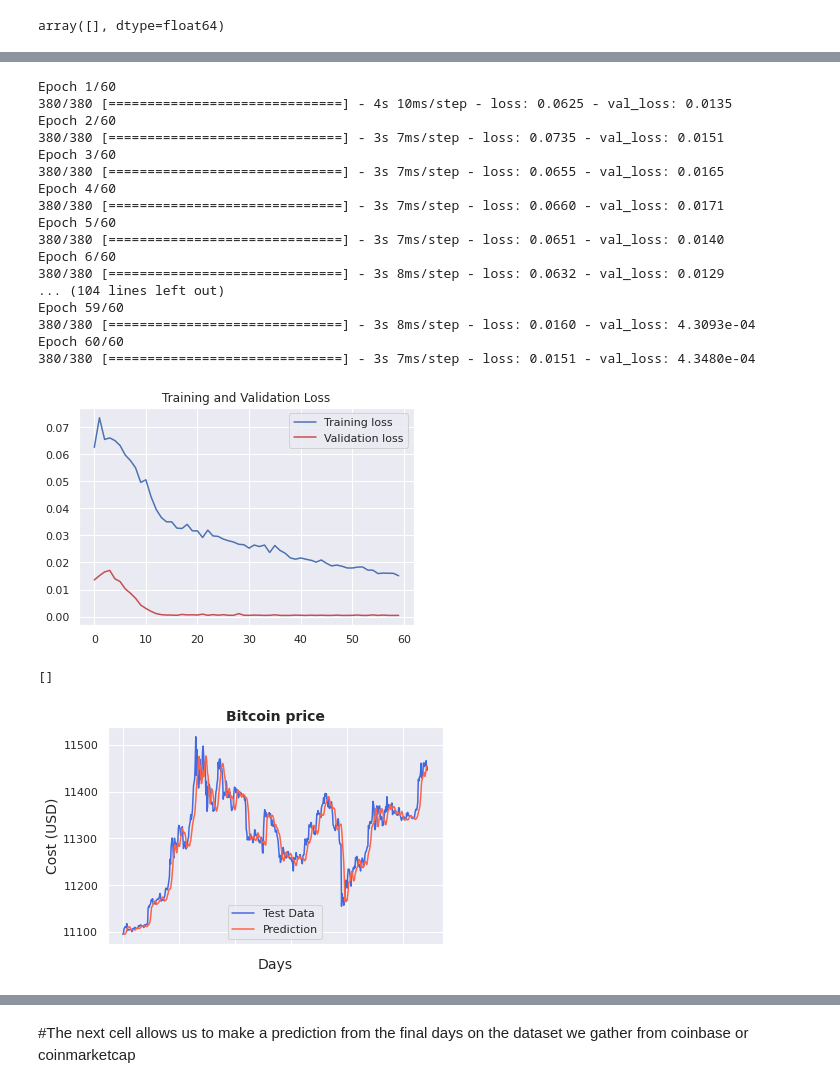
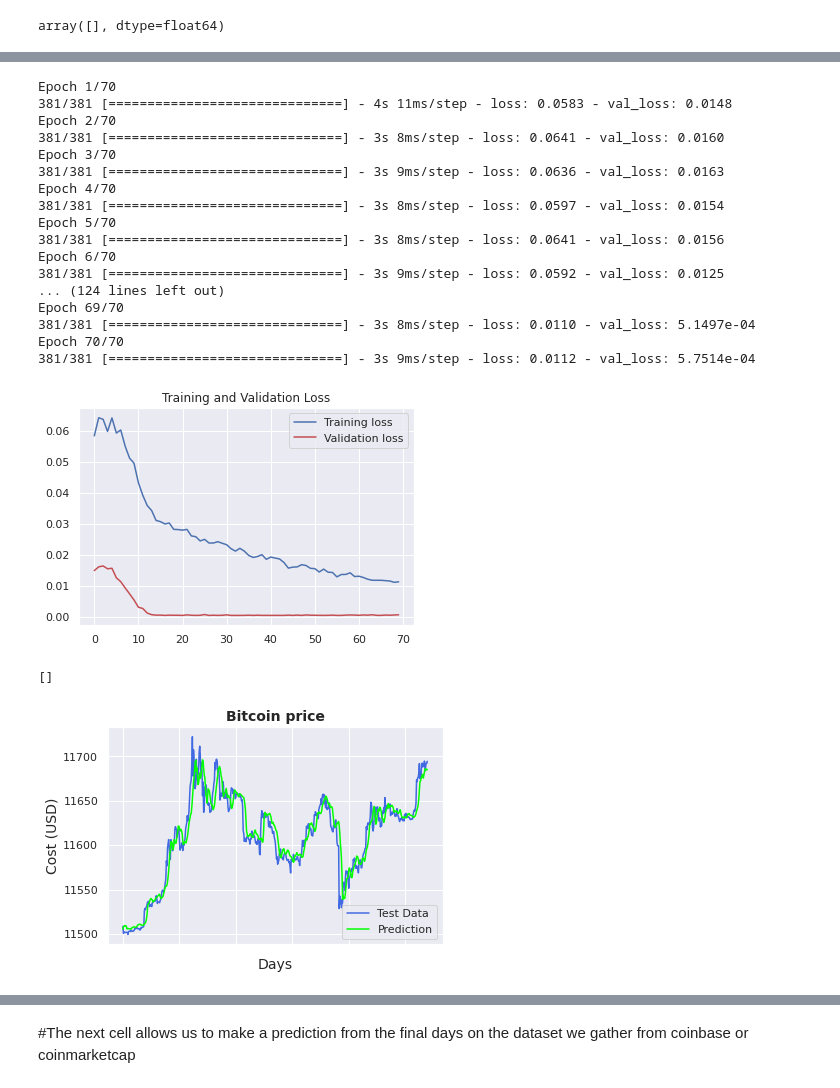
Before and after one commit to jarodchristiansen/PythonProjects, a Jupyter notebook: Bitcoin_LSTM.ipynb, the cells around one changed output, grey strips where cells are left out. Cells and saved outputs as stored; diff of their text form; code cells hidden in the pictures.

```diff
--- a/Bitcoin_LSTM.ipynb
+++ b/Bitcoin_LSTM.ipynb
@@ -161,6 +161,8 @@ data.to_csv('drive/My Drive/Colab Notebooks/Cryptos/Crypto Data/Bitcoin_Historic
 # %%
 btc_data = pd.read_csv('BTC_08-13.csv')
 xlm_data = pd.read_csv('Stellar Lumens XLM - Sheet1.csv')
+# %%
+btc_data.dropna(how='all', inplace=True)
 # %%
 btc_data
 # %% [output]
@@ -277,13 +279,13 @@ future_target = 1
 
 x_train, y_train = univariate_data(norm_data,
                                    0,
-                                   2113,
+                                   2120,
                                    past_history,
                                    future_target)
 
 x_test, y_test = univariate_data(norm_data,
-                                 2114,
-                                 2663,
+                                 2121,
+                                 2666,
                                  past_history,
                                  future_target)
 
@@ -323,7 +325,7 @@ activation_function = 'sigmoid'
 adam = Adam(lr=learning_rate)
 loss_function = 'mse'
 batch_size = 5
-num_epochs = 60
+num_epochs = 70
 
 # Initialize the RNN
 model = Sequential()
@@ -383,37 +385,37 @@ plt.legend()
 
 plt.show()
 # %% [output]
-Epoch 1/60
-380/380 [==============================] - 4s 10ms/step - loss: 0.0625 - val_loss: 0.0135
-Epoch 2/60
-380/380 [==============================] - 3s 7ms/step - loss: 0.0735 - val_loss: 0.0151
-Epoch 3/60
-380/380 [==============================] - 3s 7ms/step - loss: 0.0655 - val_loss: 0.0165
-Epoch 4/60
-380/380 [==============================] - 3s 7ms/step - loss: 0.0660 - val_loss: 0.0171
-Epoch 5/60
-380/380 [==============================] - 3s 7ms/step - loss: 0.0651 - val_loss: 0.0140
-Epoch 6/60
-380/380 [==============================] - 3s 8ms/step - loss: 0.0632 - val_loss: 0.0129
-... (104 lines left out)
-Epoch 59/60
-380/380 [==============================] - 3s 8ms/step - loss: 0.0160 - val_loss: 4.3093e-04
-Epoch 60/60
-380/380 [==============================] - 3s 7ms/step - loss: 0.0151 - val_loss: 4.3480e-04
+Epoch 1/70
+381/381 [==============================] - 4s 11ms/step - loss: 0.0583 - val_loss: 0.0148
+Epoch 2/70
+381/381 [==============================] - 3s 8ms/step - loss: 0.0641 - val_loss: 0.0160
+Epoch 3/70
+381/381 [==============================] - 3s 9ms/step - loss: 0.0636 - val_loss: 0.0163
+Epoch 4/70
+381/381 [==============================] - 3s 8ms/step - loss: 0.0597 - val_loss: 0.0154
+Epoch 5/70
+381/381 [==============================] - 3s 8ms/step - loss: 0.0641 - val_loss: 0.0156
+Epoch 6/70
+381/381 [==============================] - 3s 9ms/step - loss: 0.0592 - val_loss: 0.0125
+... (124 lines left out)
+Epoch 69/70
+381/381 [==============================] - 3s 8ms/step - loss: 0.0110 - val_loss: 5.1497e-04
+Epoch 70/70
+381/381 [==============================] - 3s 9ms/step - loss: 0.0112 - val_loss: 5.7514e-04
-[figure, old version]
+[figure, new version]
 # %%
 original = pd.DataFrame(min_max_scaler.inverse_transform(y_test))
 predictions = pd.DataFrame(min_max_scaler.inverse_transform(model.predict(x_test)))
 
 ax = sns.lineplot(x=original.index, y=original[0], label="Test Data", color='royalblue')
-ax = sns.lineplot(x=predictions.index, y=predictions[0], label="Prediction", color='tomato')
+ax = sns.lineplot(x=predictions.index, y=predictions[0], label="Prediction", color='lime')
 ax.set_title('Bitcoin price', size = 14, fontweight='bold')
 ax.set_xlabel("Days", size = 14)
 ax.set_ylabel("Cost (USD)", size = 14)
 ax.set_xticklabels('', size=10)
 # %% [output]
 []
-[figure, old version]
+[figure, new version]
 # %%
 original
 # %% [output]
```
Also changed, not shown: parts of 13 cells of this notebook.
